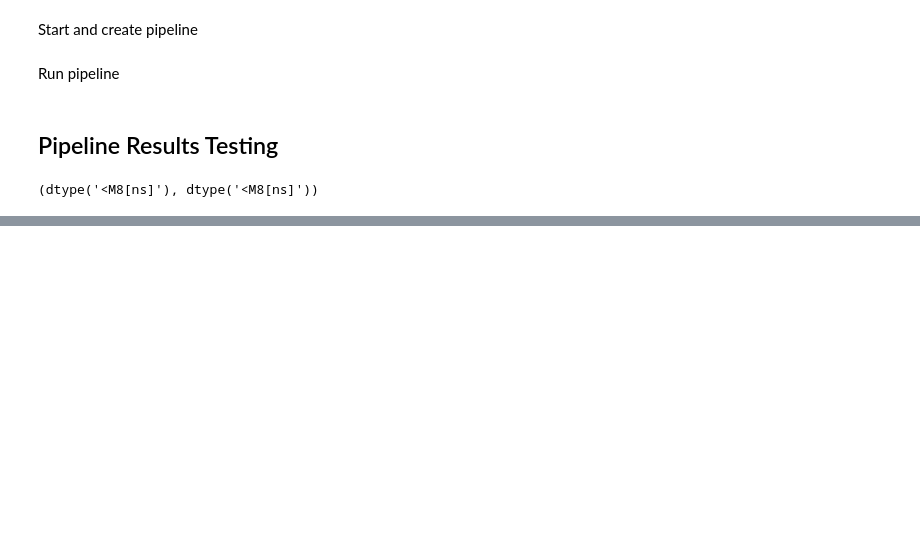
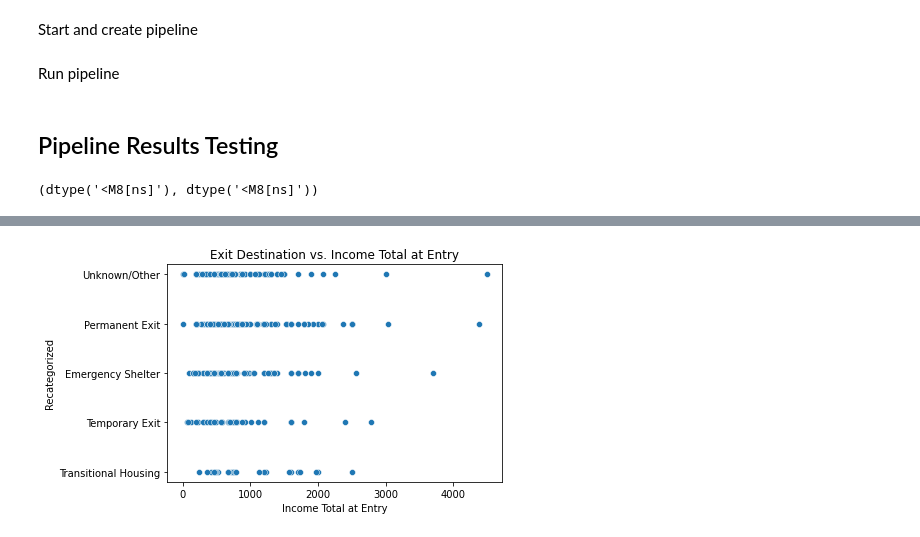
Before and after one commit to mudesir/family-promise-spokane-ds-b, a Jupyter notebook: notebooks/Data Exploration.ipynb, the cells around one changed output, grey strips where cells are left out. Saved outputs shown, nothing was run; the diff lists cells and outputs as text; code cells hidden in the pictures; blank space fills up the shorter version.

```diff
--- a/notebooks/Data Exploration.ipynb
+++ b/notebooks/Data Exploration.ipynb
@@ -147,3 +161,5 @@ df2['Recategorized'].value_counts()
 # %%
 # Basic scatterplots
-# sns.scatterplot(data=df2, y='Exit Destination', x='Income Total at Entry')
+sns.scatterplot(data=df2, y='Recategorized', x='Income Total at Entry').set_title('Exit Destination vs. Income Total at Entry');
+# %% [output]
+[figure, added]
```
Also changed, not shown: parts of 4 cells of this notebook.
